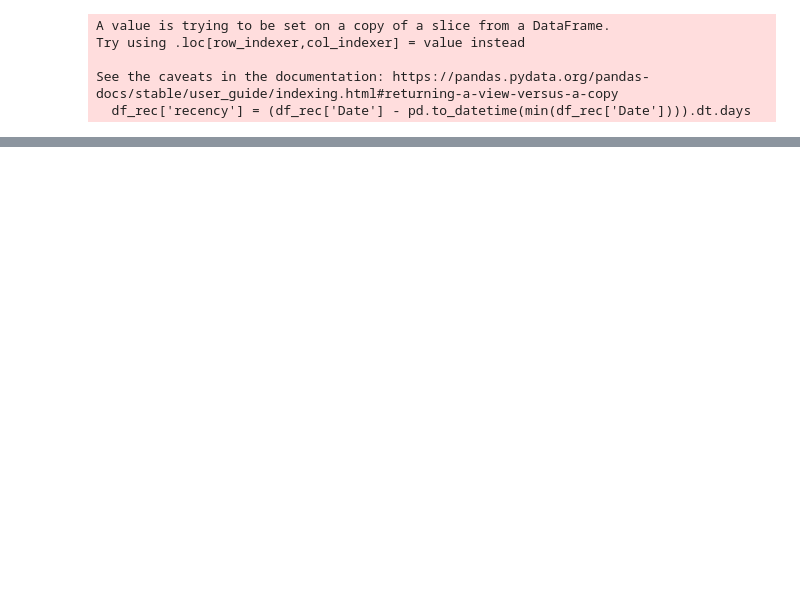
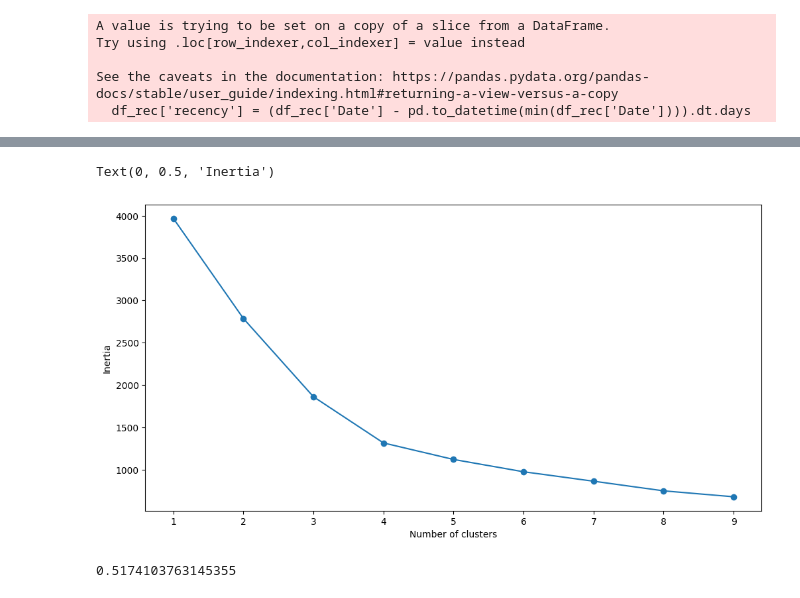
Before and after one commit to guilhermelaviola/CustomerSegmentationModel, a Jupyter notebook: CustomerChurnPredictionModel.ipynb, the cells around one changed output, grey strips where cells are left out. Drawn from its saved outputs; the diff is of its cells as text; code cells hidden in the pictures; blank space fills up the shorter version.

```diff
--- a/CustomerChurnPredictionModel.ipynb
+++ b/CustomerChurnPredictionModel.ipynb
@@ -169,0 +164,50 @@ scaled_features.head()
+# %%
+# Building the Customer Segmentation Model
+
+# Creating a K-Means cluestering algorithm to perform the customer segmentation.
+# Its goal is to segment all the data available into non-overlapping sub-groups
+# that are distinct from each other.
+
+# We're gonna create a loop and run the K-Means algorithm from 1 to 10 clusters.
+# Then we'll be able to plot results of this range of values and select the elbow
+# of the curve as the number of clusters to use.
+
+# But first we must import all the necessary libraries.
+import matplotlib.pyplot as plt
+from sklearn.datasets import make_biclusters
+from sklearn.cluster import KMeans
+from sklearn.metrics import silhouette_score
+from sklearn.decomposition import PCA
+from mpl_toolkits.mplot3d import Axes3D
+
+SSE = []
+for cluster in range(1, 10):
+  kmeans = KMeans(n_clusters = cluster, init = 'k-means++')
+  kmeans.fit(scaled_features)
+  SSE.append(kmeans.inertia_)
+# Converting the results into a dataframe and plotting them
+frame = pd.DataFrame({'Cluster' : range(1, 10), 'SSE' : SSE})
+plt.figure(figsize = (12, 6))
+plt.plot(frame['Cluster'], frame['SSE'], marker = 'o')
+plt.xlabel('Number of clusters')
+plt.ylabel('Inertia')
+# %% [output]
+Text(0, 0.5, 'Inertia')
+[figure, added]
+# %%
+# The elbow of the graph above is the point of inflection on the curve, and in this
+# case is at the 4-cluster mark.
+
+# This means that the optimal number of clusters to use in this K-Means algorithm
+# is 4. Now we build the model with 4 clusters.
+
+# First we build a model with 4 clusters
+kmeans = KMeans(n_clusters = 4, init='k-means++')
+kmeans.fit(scaled_features)
+
+# We're gonna use the silhouette score to evaluate the performance of the model.
+print(silhouette_score(scaled_features, kmeans.labels_, metric='euclidean'))
+
+# The silhouette coefficient of this model is 0.51
+# %% [output]
+0.5174103763145355
```
Also changed, not shown: parts of 9 cells of this notebook.
